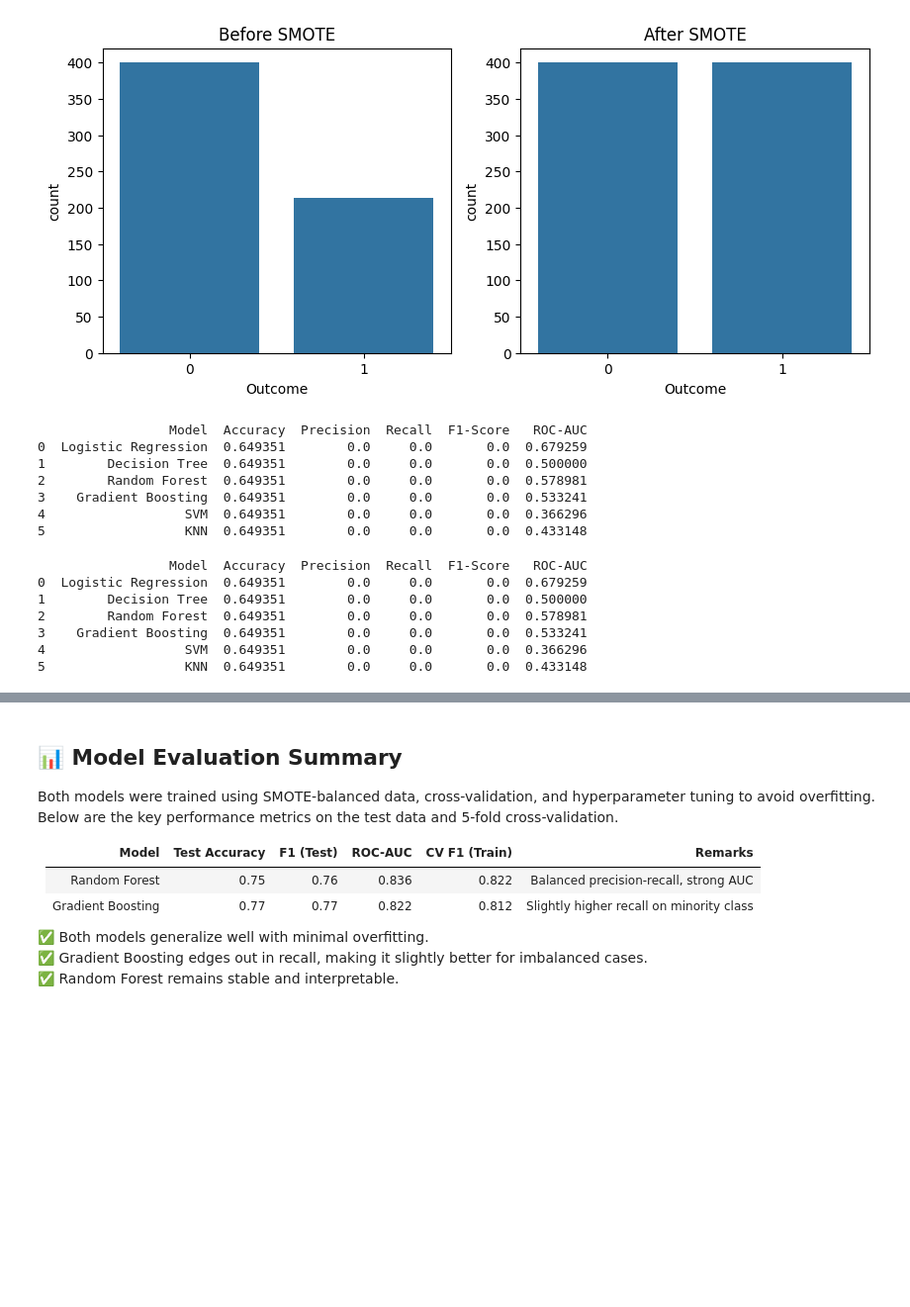
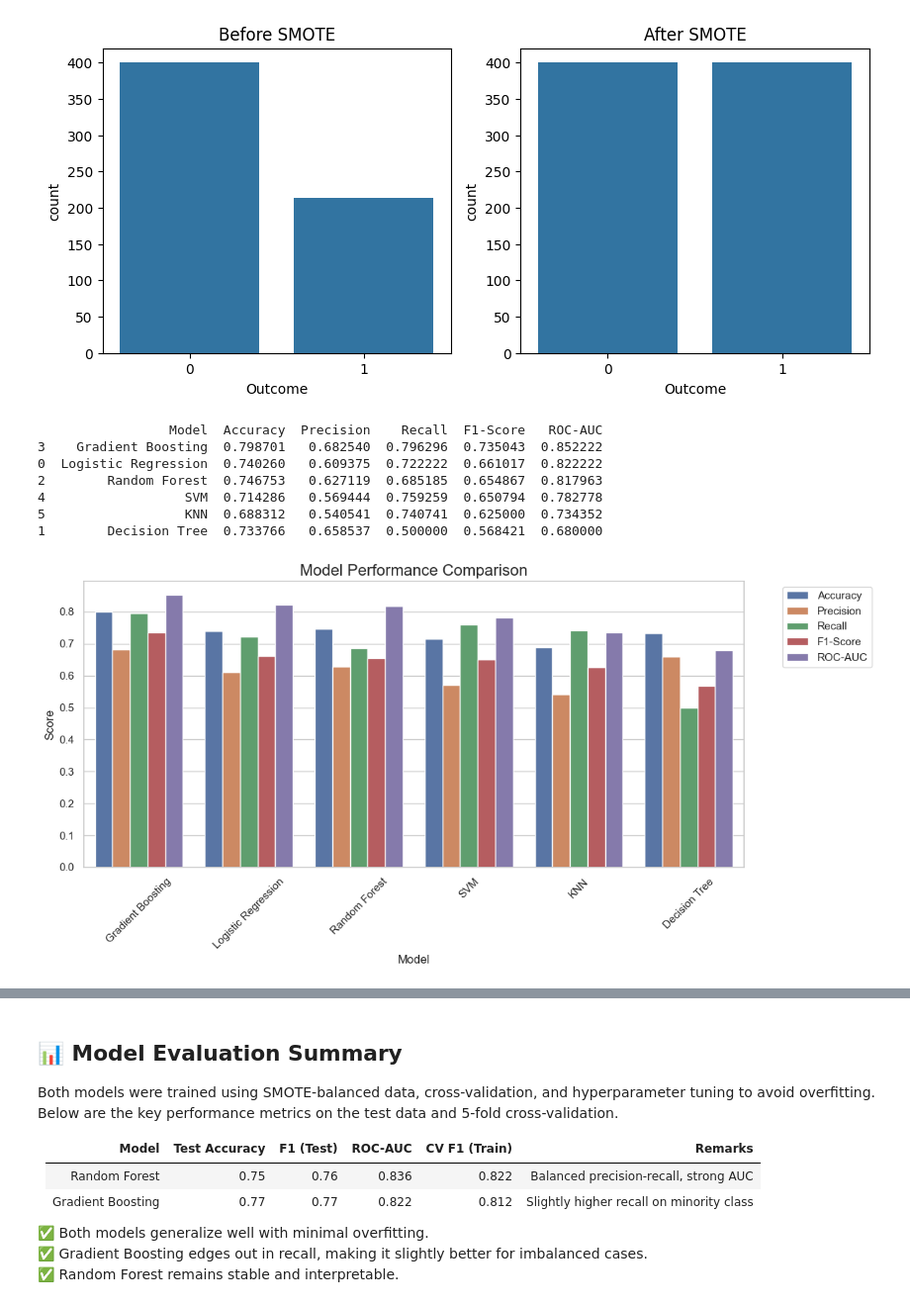
Before and after one commit to Amritasingh600/diabetes_prediction, a Jupyter notebook: diabetes-prediction.ipynb, the cells around one changed output, grey strips where cells are left out. Shown at 99% size. Drawn from its saved outputs; the diff is of its cells as text; code cells hidden in the pictures; blank space fills up the shorter version.

```diff
--- a/diabetes-prediction.ipynb
+++ b/diabetes-prediction.ipynb
@@ -98,12 +64,10 @@ models = {
 }
 # %%
 results = []
-
 for name, model in models.items():
-    model.fit(X_train, y_train)
+    model.fit(X_train_res, y_train_res)
     y_pred = model.predict(X_test)
     y_prob = model.predict_proba(X_test)[:, 1] if hasattr(model, "predict_proba") else None
-
     results.append({
         "Model": name,
         "Accuracy": accuracy_score(y_test, y_pred),
@@ -112,25 +76,28 @@ for name, model in models.items():
         "F1-Score": f1_score(y_test, y_pred),
         "ROC-AUC": roc_auc_score(y_test, y_prob) if y_prob is not None else np.nan
     })
-
 df_results = pd.DataFrame(results)
+df_results.sort_values(by="F1-Score", ascending=False, inplace=True)
 print(df_results)
 # %% [output]
-                 Model  Accuracy  Precision  Recall  F1-Score   ROC-AUC
-0  Logistic Regression  0.649351        0.0     0.0       0.0  0.679259
-1        Decision Tree  0.649351        0.0     0.0       0.0  0.500000
-2        Random Forest  0.649351        0.0     0.0       0.0  0.578981
-3    Gradient Boosting  0.649351        0.0     0.0       0.0  0.533241
-4                  SVM  0.649351        0.0     0.0       0.0  0.366296
-5                  KNN  0.649351        0.0     0.0       0.0  0.433148
+                 Model  Accuracy  Precision    Recall  F1-Score   ROC-AUC
+3    Gradient Boosting  0.798701   0.682540  0.796296  0.735043  0.852222
+0  Logistic Regression  0.740260   0.609375  0.722222  0.661017  0.822222
+2        Random Forest  0.746753   0.627119  0.685185  0.654867  0.817963
+4                  SVM  0.714286   0.569444  0.759259  0.650794  0.782778
+5                  KNN  0.688312   0.540541  0.740741  0.625000  0.734352
+1        Decision Tree  0.733766   0.658537  0.500000  0.568421  0.680000
-# %%
-df_results.sort_values(by="F1-Score", ascending=False, inplace=True)
-print(df_results)
-# %% [output]
-                 Model  Accuracy  Precision  Recall  F1-Score   ROC-AUC
-0  Logistic Regression  0.649351        0.0     0.0       0.0  0.679259
-1        Decision Tree  0.649351        0.0     0.0       0.0  0.500000
-2        Random Forest  0.649351        0.0     0.0       0.0  0.578981
-3    Gradient Boosting  0.649351        0.0     0.0       0.0  0.533241
-4                  SVM  0.649351        0.0     0.0       0.0  0.366296
-5                  KNN  0.649351        0.0     0.0       0.0  0.433148
+# %%
+sns.set(style="whitegrid")
+df_melted = df_results.melt(id_vars="Model", var_name="Metric", value_name="Score")
+
+plt.figure(figsize=(12, 6))
+sns.barplot(x="Model", y="Score", hue="Metric", data=df_melted)
+plt.title("Model Performance Comparison", fontsize=16)
+plt.ylabel("Score")
+plt.xticks(rotation=45)
+plt.legend(bbox_to_anchor=(1.05, 1), loc='upper left')
+plt.tight_layout()
+plt.show()
+# %% [output]
+[figure, added]
```
Also changed, not shown: parts of 24 cells of this notebook, 6 other files.
